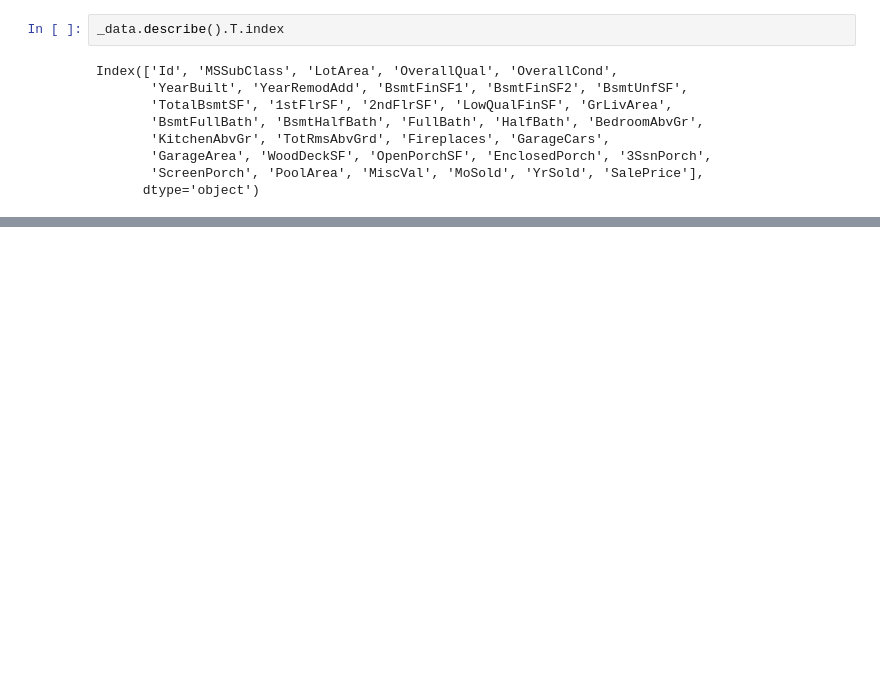
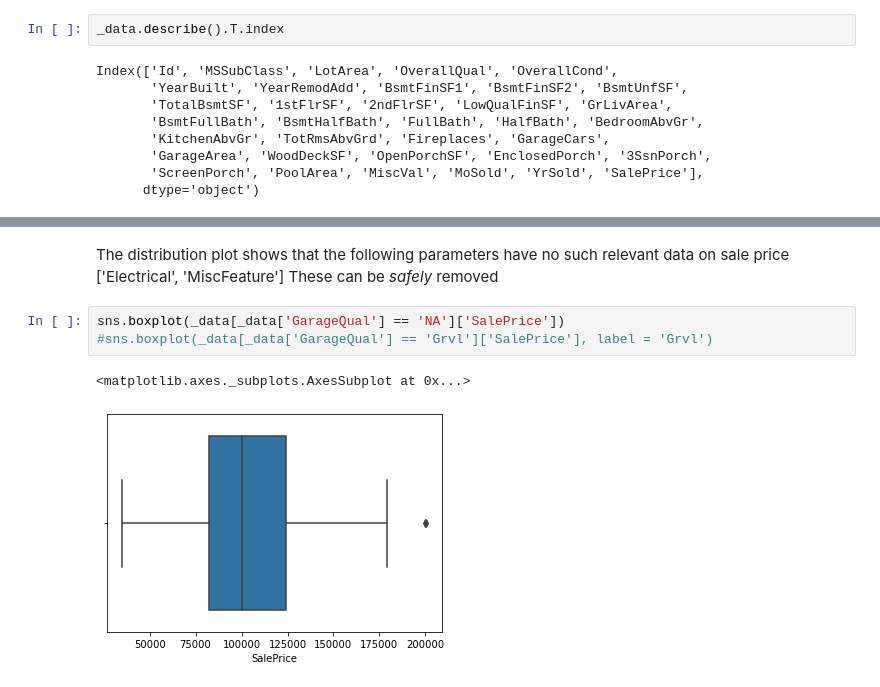
Before and after one commit to Shankhanil/CodePractice, a Jupyter notebook: Kaggle code/house-prices-advanced-regression-techniques/main.ipynb, the cells around one changed output, grey strips where cells are left out. Saved outputs shown, nothing was run; the diff lists cells and outputs as text; blank space fills up the shorter version.

```diff
--- a/Kaggle code/house-prices-advanced-regression-techniques/main.ipynb
+++ b/Kaggle code/house-prices-advanced-regression-techniques/main.ipynb
@@ -104,0 +159,10 @@ plt.legend()
+# %% [markdown]
+The distribution plot shows that the following parameters have no such relevant data on sale price
+['Electrical', 'MiscFeature']
+These can be *safely* removed
+# %%
+sns.boxplot(_data[_data['GarageQual'] == 'NA']['SalePrice'])
+#sns.boxplot(_data[_data['GarageQual'] == 'Grvl']['SalePrice'], label = 'Grvl')
+# %% [output]
+<matplotlib.axes._subplots.AxesSubplot at 0x...>
+[figure, added]
```
Also changed, not shown: parts of 6 cells of this notebook, 1 other file.
